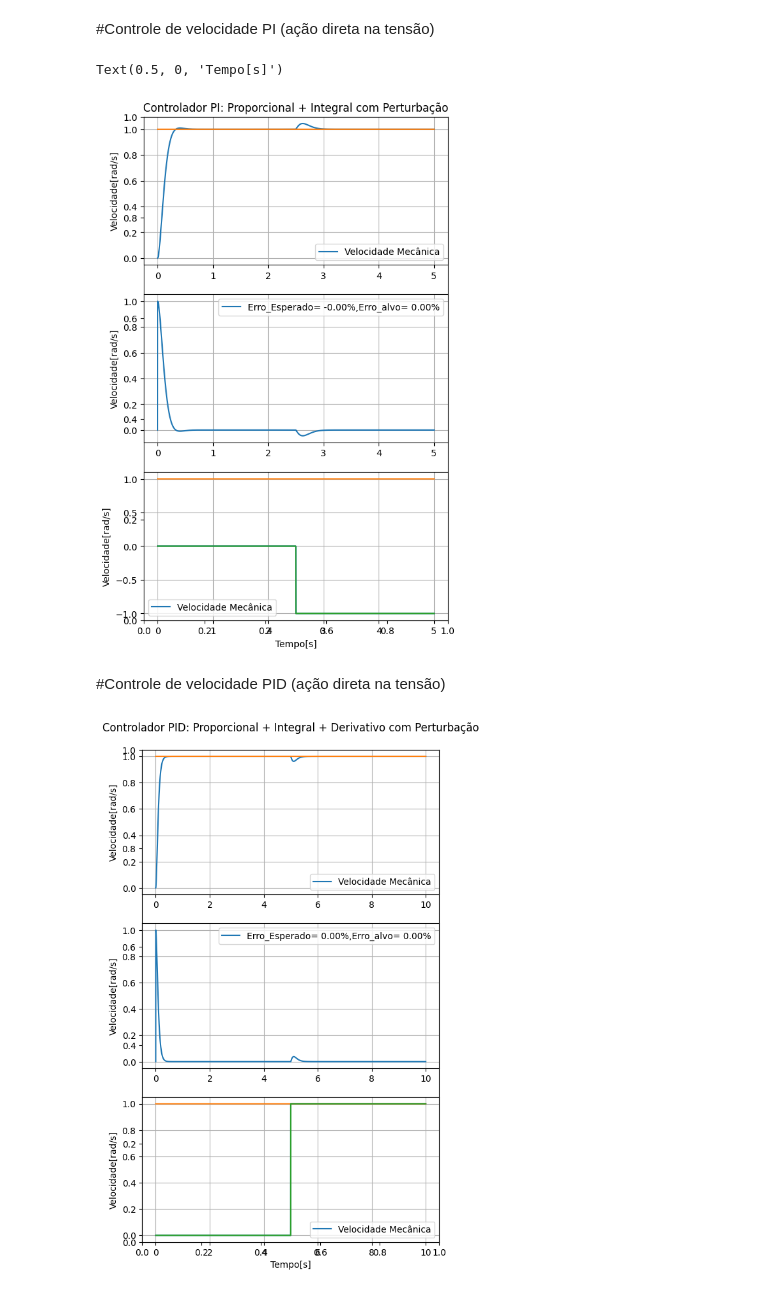
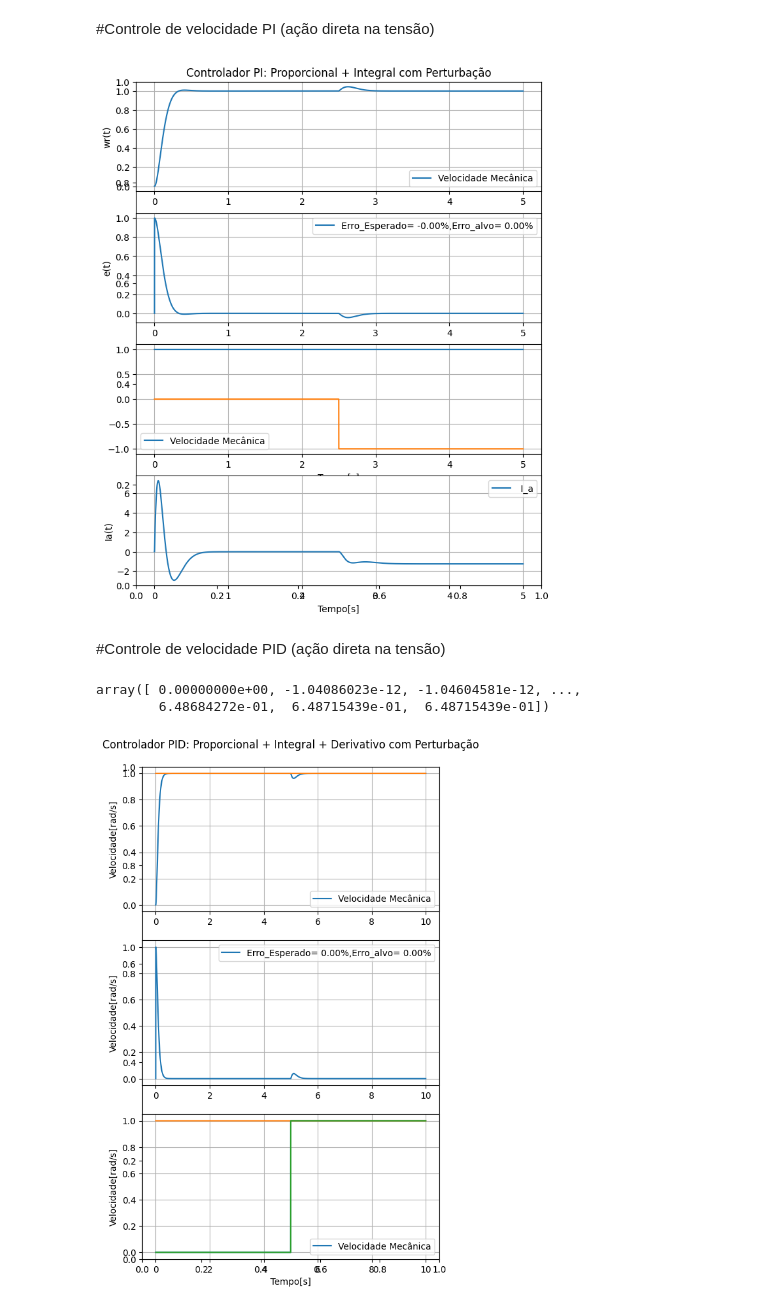
Before and after one commit to valmyr/AcionamentosEletricos_2025.1, a Jupyter notebook: AcionamentosTarefa1.ipynb, the cells around one changed output. Drawn from its saved outputs; the diff is of its cells as text; code cells hidden in the pictures.

```diff
--- a/AcionamentosTarefa1.ipynb
+++ b/AcionamentosTarefa1.ipynb
@@ -293,7 +300,6 @@ x2_wr_por_cm = np.zeros(n_pontos)
 cm = np.array([-1 if(i >=n_pontos//2) else 0 for i in range(n_pontos)])
 sel = 0
 if(sel==0):
-  va = np.ones(n_pontos)
   wr_ref = np.ones(n_pontos)
 elif(sel==1):
   wr_ref= np.array([1 if(i >= n_pontos//2) else i*(1/(n_pontos//2))for i in range(n_pontos)])
@@ -301,6 +307,8 @@ elif(sel==1):
 else:
   wr_ref = np.sin(2*np.pi*50*t)
   va = np.sin(2*np.pi*50*t)
+dva = np.zeros(n_pontos)
+va = np.zeros(n_pontos)
 #Saídas
 ia_va = np.zeros(n_pontos)
 ia_cm = np.zeros(n_pontos)
@@ -309,8 +317,12 @@ wr_cm = np.zeros(n_pontos)
 ia = np.zeros(n_pontos)
 wr = np.zeros(n_pontos)
 Erro_Wr = np.zeros(n_pontos)
+# va = E(Kp+Ki/s) ; va = e(t)*Kp+integral e(t)
+for i in range(n_pontos-1):
+  # Cálculo de va(t)
+  dva[i] =  (wr_ref[i]-(wr_va[i]+wr_cm[i]))
+  va[i] = Kp*dva[i]+Ki*va[i]
 
-for i in range(n_pontos-1):
   #Contribuição de va em ia:
   x2_ia_por_va[i+1] = x2_ia_por_va[i]+(h/(T1*T2))*(-x1_ia_por_va[i]-(T1+T2)*x2_ia_por_va[i]+Ka*va[i])
   x1_ia_por_va[i+1] = x1_ia_por_va[i]+h*x2_ia_por_va[i]
@@ -318,48 +330,55 @@ for i in range(n_pontos-1):
   #Contribuição de cm em ia:
   x2_ia_por_cm[i+1] = x2_ia_por_cm[i]+(h/(T1*T2))*(-x1_ia_por_cm[i]-(T1+T2)*x2_ia_por_cm[i]+Kc*cm[i])
   x1_ia_por_cm[i+1] = x1_ia_por_cm[i]+h*x2_ia_por_cm[i]
   ia_cm[i+1] = x1_ia_por_cm[i+1]
   #Contribuição de va em wr: Simulação com Controlador Proprocional + Integral
 
   Erro_Wr[i+1]      = (wr_ref[i]-(wr_va[i]+wr_cm[i]))#Simulação com a Perturbação Cm(t)
   x2_wr_por_va[i+1] = x2_wr_por_va[i]+(h/(T2))*(-x2_wr_por_va[i]+Kc*Ki*Erro_Wr[i+1])
   x1_wr_por_va[i+1] = x1_wr_por_va[i]+h*x2_wr_por_va[i]
   wr_va[i+1]        = x1_wr_por_va[i+1]
 
   #Contribuição de cm em wr:
   x2_wr_por_cm[i+1] = x2_wr_por_cm[i]+(h/(T1*T2))*(-x1_wr_por_cm[i]-(T1+T2)*x2_wr_por_cm[i]-Kw*cm[i])
   x1_wr_por_cm[i+1] = x1_wr_por_cm[i]+h*x2_wr_por_cm[i]
   wr_cm[i+1] =  x1_wr_por_cm[i]+Tw*x2_wr_por_cm[i]
 ia = ia_cm+ia_va
 wr = wr_cm+wr_va
 # ea= kc*fe_non*ia
-plt.figure(figsize=(6,10))
+plt.figure(figsize=(8,10))
 plt.title("Controlador PI: Proporcional + Integral com Perturbação")
-plt.subplot(3,1,1)
+plt.subplot(4,1,1)
 plt.grid(True)
 plt.plot(t,wr)
-plt.plot(t,va)
 plt.legend(["Velocidade Mecânica"])
-plt.ylabel("Velocidade[rad/s]")
-plt.subplot(3,1,2)
+plt.ylabel("wr(t)")
+plt.subplot(4,1,2)
 plt.grid(True)
 plt.plot(t,Erro_Wr)
-plt.legend([f"Erro_Esperado= {100*max(va[n_pontos-1:]-wr[n_pontos-1:]):.2f}%,Erro_alvo= {E_tolerado*100:.2f}%"])
-plt.ylabel("Velocidade[rad/s]")
-plt.subplot(3,1,3)
+plt.legend([f"Erro_Esperado= {100*max(wr_ref[n_pontos-1:]-wr[n_pontos-1:]):.2f}%,Erro_alvo= {E_tolerado*100:.2f}%"])
+plt.ylabel("e(t)")
+plt.subplot(4,1,3)
 plt.grid(True)
-plt.plot(t,cm)
-# plt.plot(t,wr_cm)
 plt.plot(t,wr_ref)
 plt.plot(t,cm)
 plt.legend(["Velocidade Mecânica"])
-plt.ylabel("Velocidade[rad/s]")
 plt.xlabel("Tempo[s]")
+plt.subplot(4,1,4)
+plt.plot(t,ia)
+plt.legend([" I_a"])
+plt.ylabel("Ia(t)")
+plt.xlabel("Tempo[s]")
+plt.grid(True)
+plt.show()
 # %% [output]
-Text(0.5, 0, 'Tempo[s]')
-[figure, old version]
+[figure, new version]
 # %% [markdown]
 #Controle de velocidade PID (ação direta na tensão)
+# %%
+va[::-1]
+# %% [output]
+array([ 0.00000000e+00, -1.04086023e-12, -1.04604581e-12, ...,
+        6.48684272e-01,  6.48715439e-01,  6.48715439e-01])
 # %%
 E_tolerado = 0
 sf =-20
```
Also changed, not shown: parts of 2 cells of this notebook.
